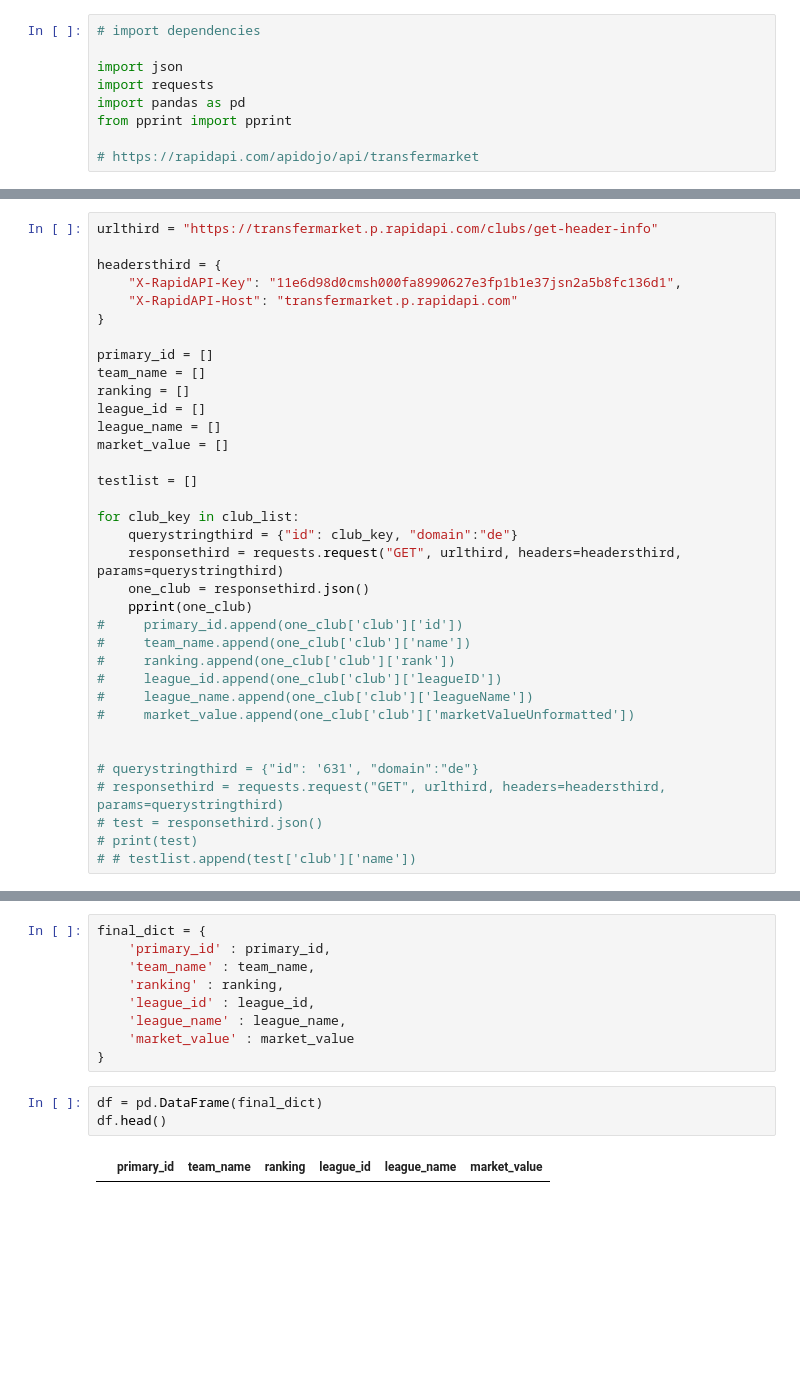
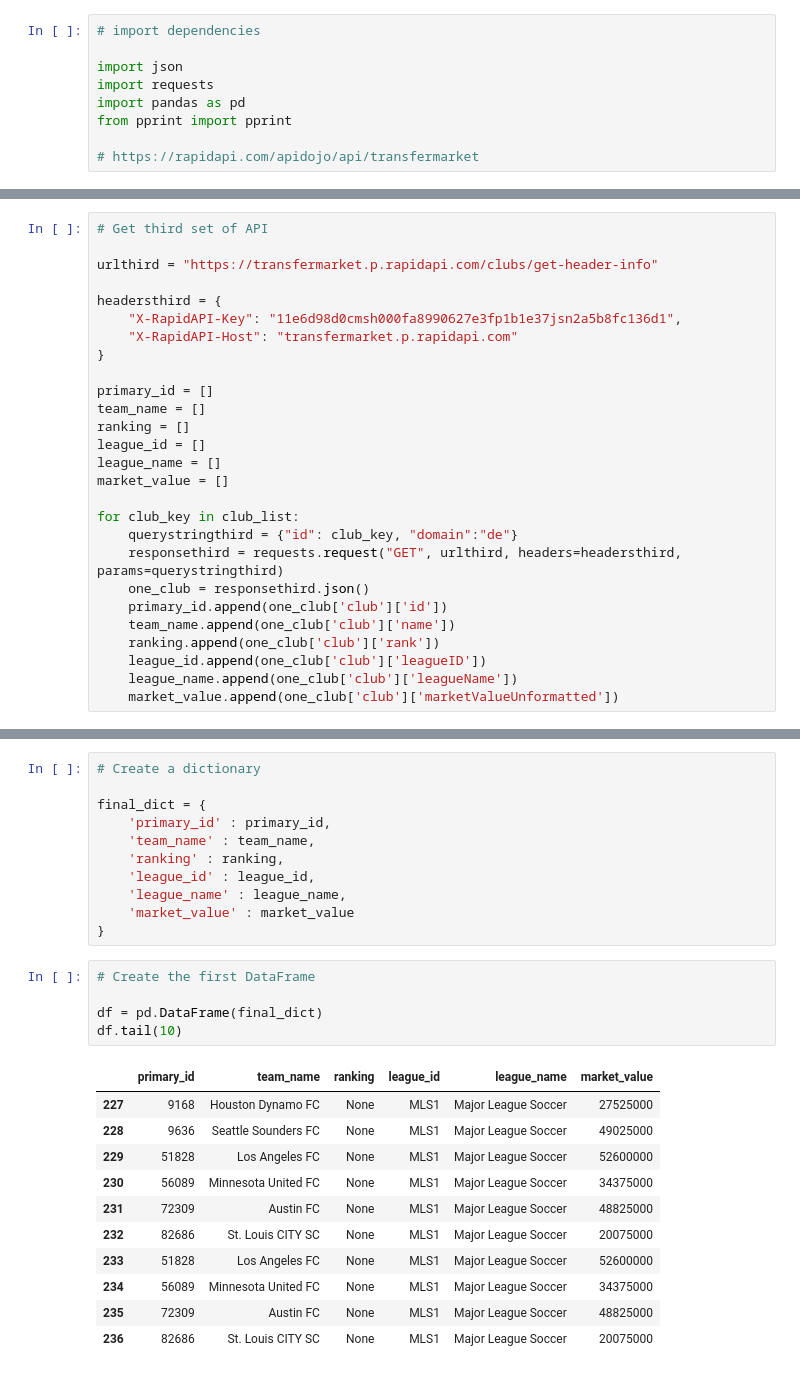
Before and after one commit to ericyang91/Dashboard_Soccer_Performance_vs_Money, a Jupyter notebook: Python.ipynb, the cells around one changed output, grey strips where cells are left out. Saved outputs shown, nothing was run; the diff lists cells and outputs as text; blank space fills up the shorter version.

```diff
--- a/Python.ipynb
+++ b/Python.ipynb
@@ -108,4 +97,6 @@ len(club_list)
 # %%
+# Get third set of API
+
 urlthird = "https://transfermarket.p.rapidapi.com/clubs/get-header-info"
 
 headersthird = {
@@ -120,23 +111,13 @@ league_id = []
 league_name = []
 market_value = []
 
-testlist = []
-
 for club_key in club_list:
     querystringthird = {"id": club_key, "domain":"de"}
     responsethird = requests.request("GET", urlthird, headers=headersthird, params=querystringthird)
     one_club = responsethird.json()
-    pprint(one_club)
-#     primary_id.append(one_club['club']['id'])
-#     team_name.append(one_club['club']['name'])
-#     ranking.append(one_club['club']['rank'])
-#     league_id.append(one_club['club']['leagueID'])
-#     league_name.append(one_club['club']['leagueName'])
-#     market_value.append(one_club['club']['marketValueUnformatted'])
-
-
-# querystringthird = {"id": '631', "domain":"de"}
-# responsethird = requests.request("GET", urlthird, headers=headersthird, params=querystringthird)
-# test = responsethird.json()
-# print(test)
-# # testlist.append(test['club']['name'])
+    primary_id.append(one_club['club']['id'])
+    team_name.append(one_club['club']['name'])
+    ranking.append(one_club['club']['rank'])
+    league_id.append(one_club['club']['leagueID'])
+    league_name.append(one_club['club']['leagueName'])
+    market_value.append(one_club['club']['marketValueUnformatted'])
@@ -181,4 +124,6 @@ team_name
 # %%
+# Create a dictionary
+
 final_dict = {
     'primary_id' : primary_id,
     'team_name' : team_name,
@@ -188,7 +133,19 @@ final_dict = {
     'market_value' : market_value
 }
 # %%
+# Create the first DataFrame
+
 df = pd.DataFrame(final_dict)
-df.head()
+df.tail(10)
 # %% [output]
 |  | primary_id | team_name | ranking | league_id | league_name | market_value |
+| 227 | 9168 | Houston Dynamo FC | None | MLS1 | Major League Soccer | 27525000 |
+| 228 | 9636 | Seattle Sounders FC | None | MLS1 | Major League Soccer | 49025000 |
+| 229 | 51828 | Los Angeles FC | None | MLS1 | Major League Soccer | 52600000 |
+| 230 | 56089 | Minnesota United FC | None | MLS1 | Major League Soccer | 34375000 |
+| 231 | 72309 | Austin FC | None | MLS1 | Major League Soccer | 48825000 |
+| 232 | 82686 | St. Louis CITY SC | None | MLS1 | Major League Soccer | 20075000 |
+| 233 | 51828 | Los Angeles FC | None | MLS1 | Major League Soccer | 52600000 |
+| 234 | 56089 | Minnesota United FC | None | MLS1 | Major League Soccer | 34375000 |
+| 235 | 72309 | Austin FC | None | MLS1 | Major League Soccer | 48825000 |
+| 236 | 82686 | St. Louis CITY SC | None | MLS1 | Major League Soccer | 20075000 |
```
Also changed, not shown: parts of 14 cells of this notebook, 2 other files.
